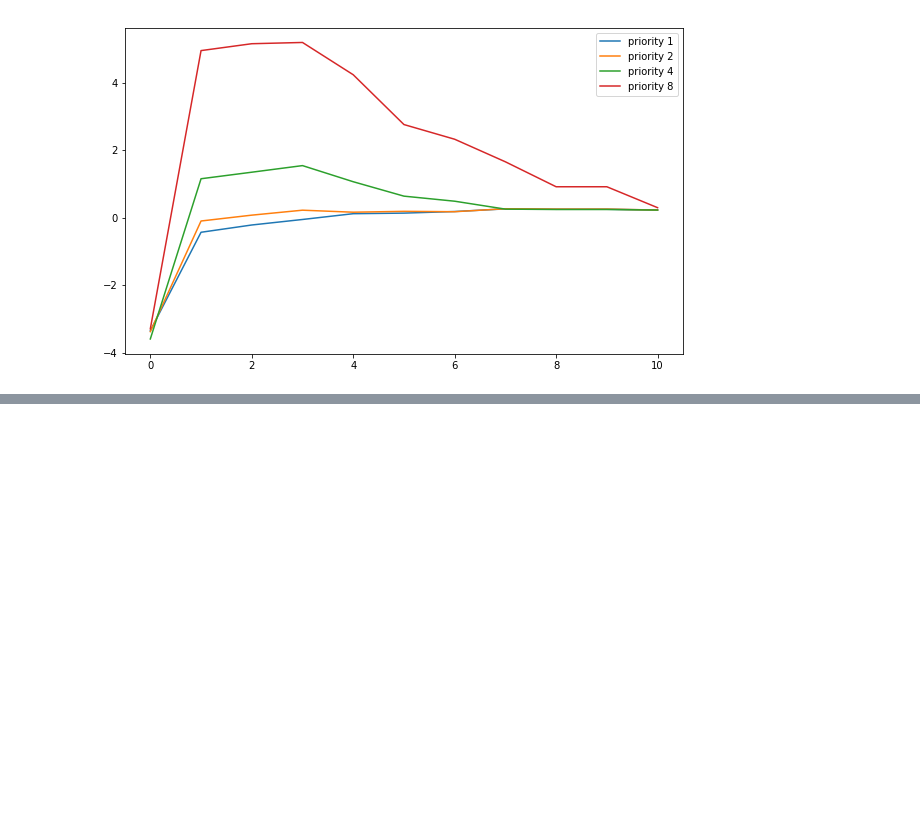
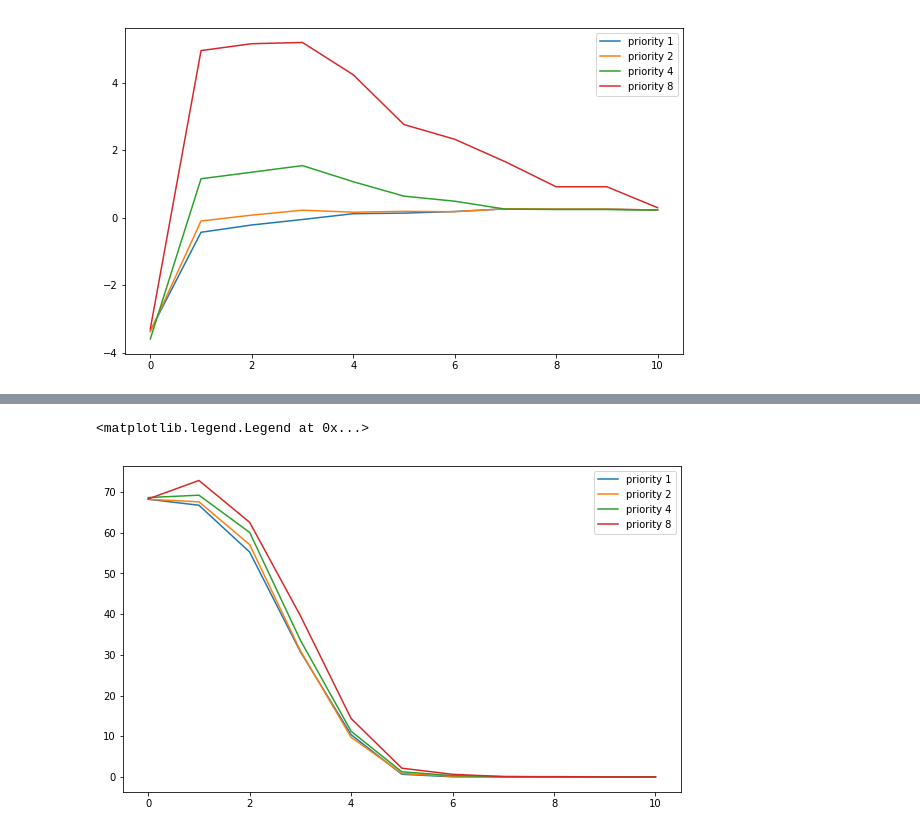
Before and after one commit to MJeremy2017/reinforcement-learning-implementation, a Jupyter notebook: AccessControl/ServerAccess.ipynb, the cells around one changed output, grey strips where cells are left out. Drawn from its saved outputs; the diff is of its cells as text; code cells hidden in the pictures; blank space fills up the shorter version.

```diff
--- a/AccessControl/ServerAccess.ipynb
+++ b/AccessControl/ServerAccess.ipynb
@@ -126,6 +126,7 @@ class ServerAcess:
         cur_action = self.chooseAction(valueFunc)  # n free server is also updated
 
         total_reward = 0
+        rewards = []
         for i in range(1, steps+1):
             reward = self.giveReward(cur_action)
             new_state = self.nxtState(cur_action)
@@ -136,7 +137,6 @@ class ServerAcess:
                 print("state {} action {} reward {}".format(cur_state, cur_action, reward))
             if i % inner_steps == 0:
                 print("step {} -> avg reward {} total reward {}".format(i, avg_reward, total_reward))
-                total_reward = 0
 
 #             target = reward - avg_reward + valueFunc.value(new_state, new_action)
             delta = reward - avg_reward + valueFunc.value(new_state, new_action) - valueFunc.value(cur_state, cur_action)
@@ -145,6 +145,7 @@ class ServerAcess:
 
             cur_state = new_state
             cur_action = new_action
+        return rewards
 # %%
 sa = ServerAcess(exp_rate=0.1)
 vf = ValueFunction()
@@ -407,0 +528,4 @@ plt.legend()
+# %%
+sa = ServerAcess(exp_rate=0.1)
+vf = ValueFunction()
+sa.run(vf, steps=50000, inner_steps=5000, debug=False)
@@ -407,0 +544,15 @@ plt.legend()
+# %%
+plt.figure(figsize=[10, 6])
+
+for prioriy in range(4):
+    n_servers = []
+    values = []
+    for n_server in range(11):
+        value = vf.stateValue((n_server, prioriy))
+        n_servers.append(n_server)
+        values.append(value)
+    plt.plot(n_servers, values, label="priority {}".format(np.power(2, prioriy)))
+plt.legend()
+# %% [output]
+<matplotlib.legend.Legend at 0x...>
+[figure, added]
```
Also changed, not shown: parts of 6 cells of this notebook.
